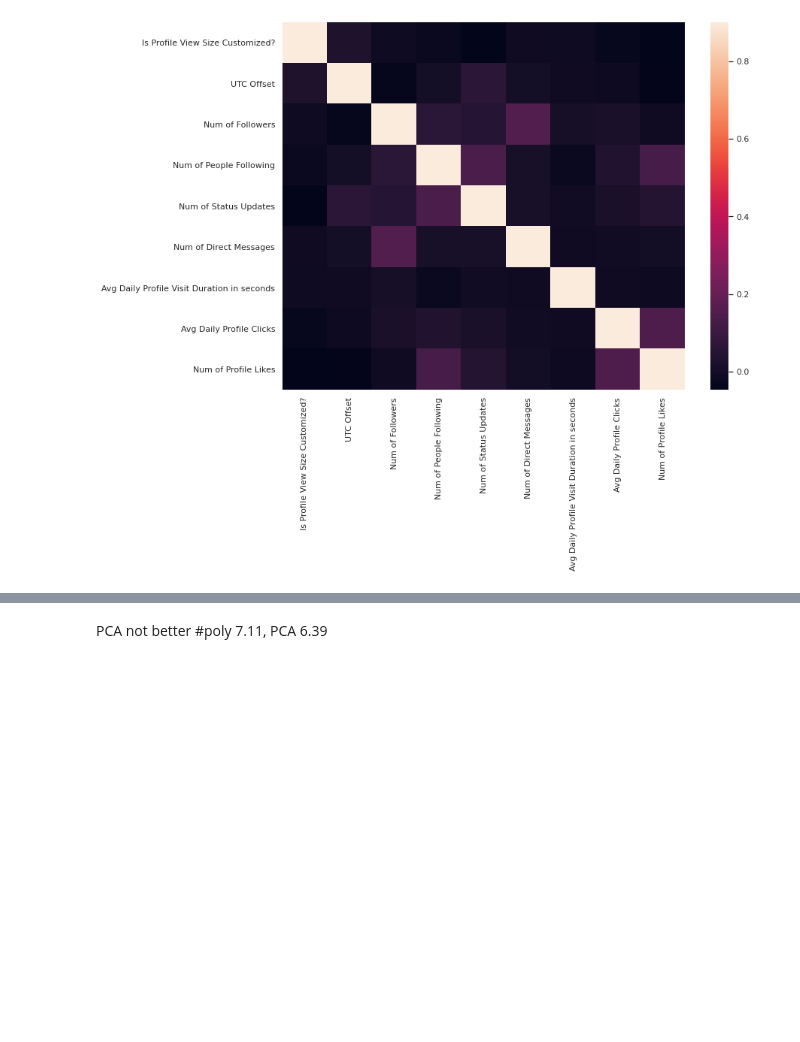
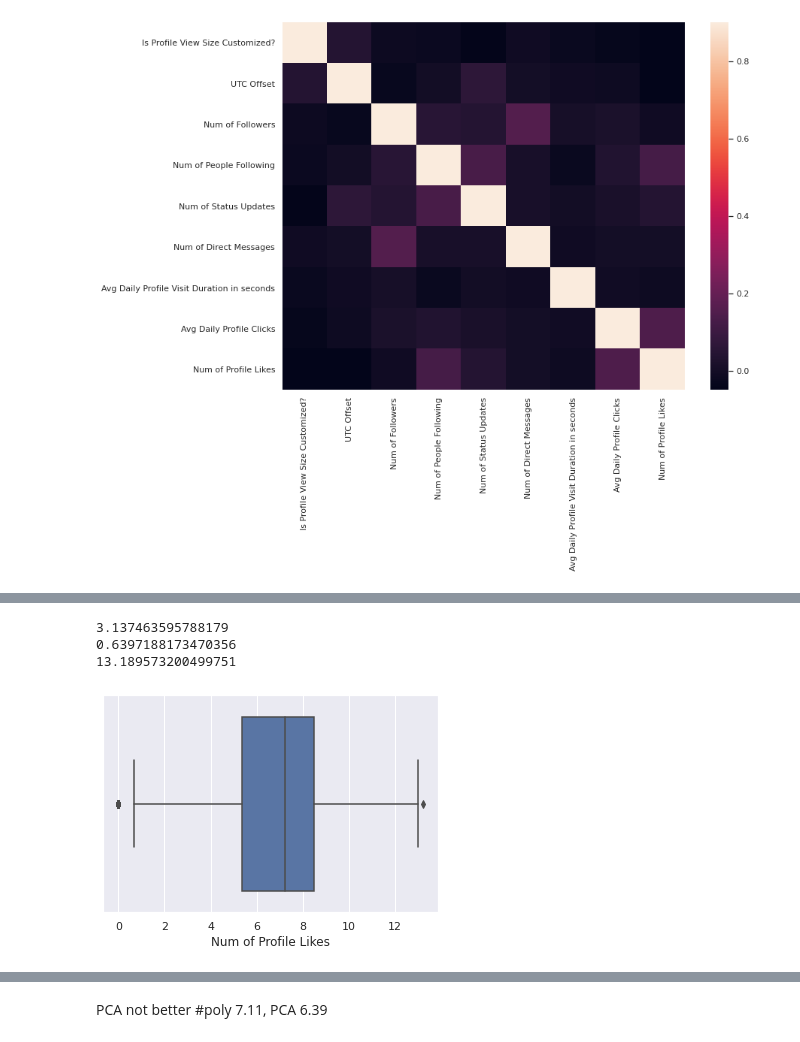
Before and after one commit to annyfan/550, a Jupyter notebook: notebookc80a383385.ipynb, the cells around one changed output, grey strips where cells are left out. Cells and saved outputs as stored; diff of their text form; code cells hidden in the pictures; blank space fills up the shorter version.

```diff
--- a/notebookc80a383385.ipynb
+++ b/notebookc80a383385.ipynb
@@ -387,3 +421,23 @@ def trans_freq(x_freq,x_freq_col):
       x_freq.loc[:, name] = x_freq[name].map(fe)
 
   return x_freq
+# %%
+x = train_df_p[cols_x]
+y = train_df_p[cols_y]
+# %%
+sns.boxplot(x= np.log(y+1))
+Q1 = np.log(y+1).quantile(0.25)
+Q3 = np.log(y+1).quantile(0.75)
+IQR = Q3-Q1
+IQR = Q3-Q1
+print(IQR)
+
+lowerlimit = Q1- 1.5*IQR
+higherlimit = Q3+ 1.5*IQR
+print(lowerlimit)
+print(higherlimit)
+# %% [output]
+3.137463595788179
+0.6397188173470356
+13.189573200499751
+[figure, added]
```
Also changed, not shown: parts of 52 cells of this notebook.
